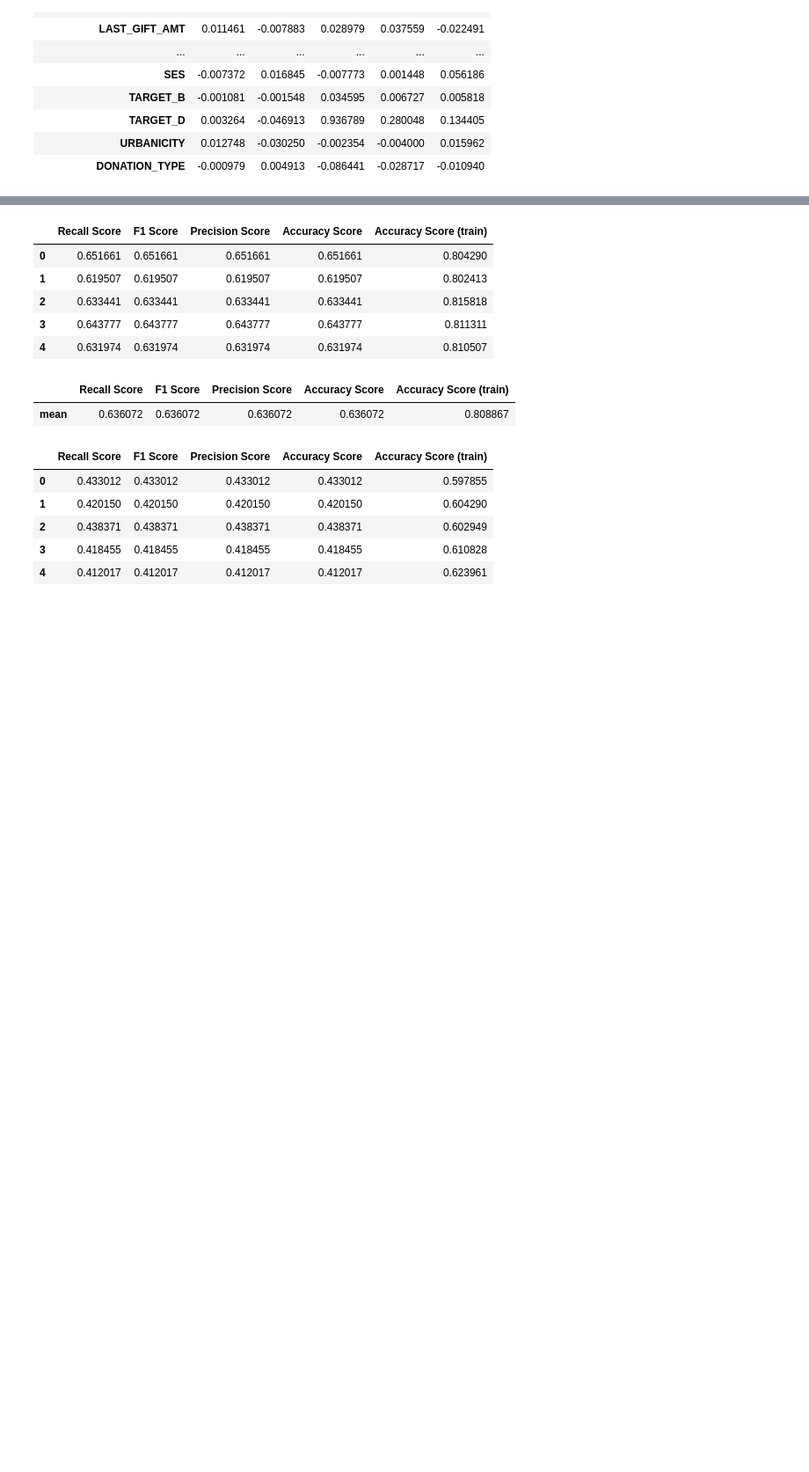
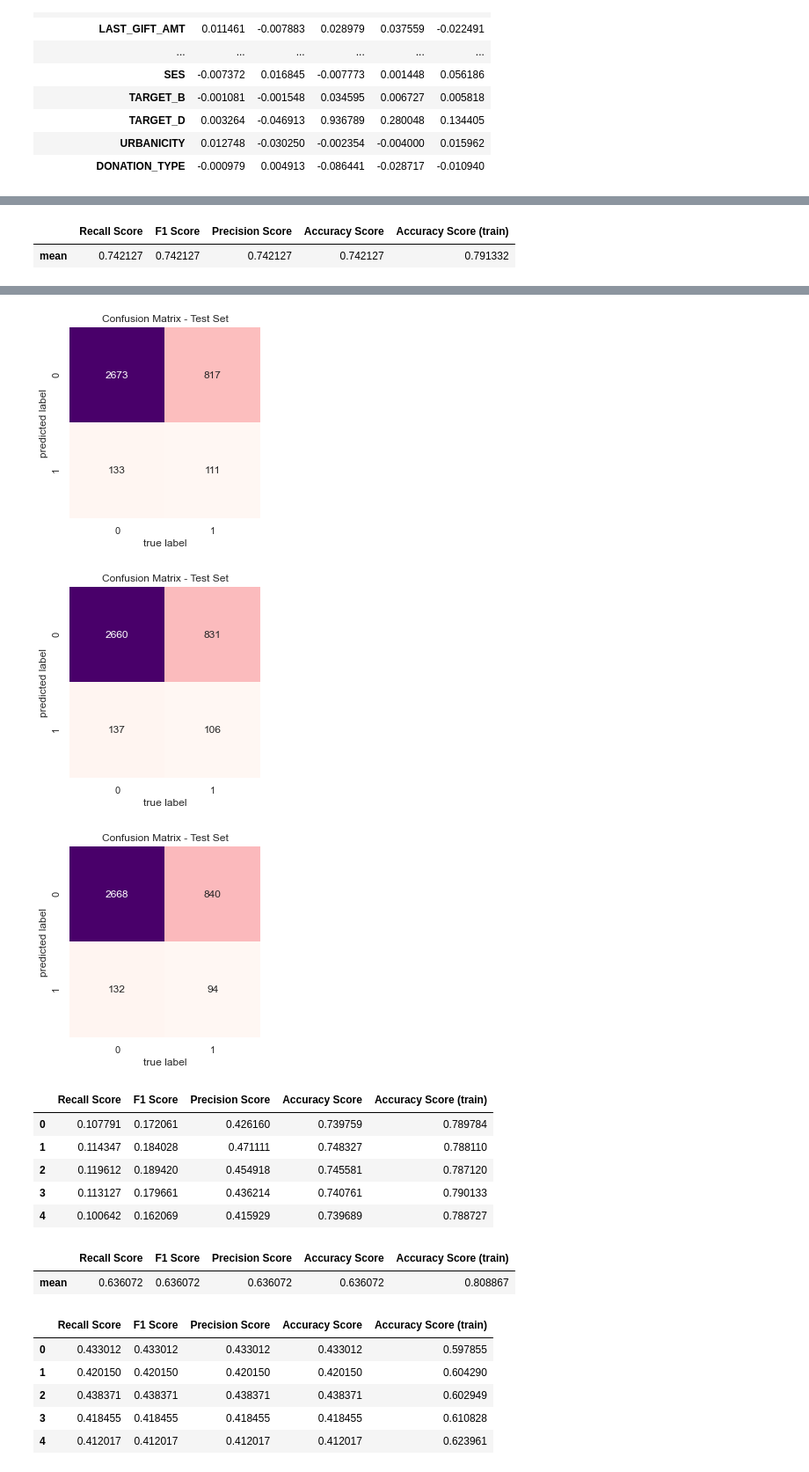
Before and after one commit to F-Madruga/Donation_Dataset_Predictions_FCUL, a Jupyter notebook: AA_202021_Project.ipynb, the cells around one changed output, grey strips where cells are left out. Shown: that part at 88% size. Drawn from its saved outputs; the diff is of its cells as text; code cells hidden in the pictures; blank space fills up the shorter version.

```diff
--- a/AA_202021_Project.ipynb
+++ b/AA_202021_Project.ipynb
@@ -585,8 +586,7 @@ sns.heatmap(df.corr(), cmap="coolwarm")
 # %%
 donor_X, donor_y, donor_features, donor_target = load_data(df.drop(columns=['TARGET_D', 'SES', 'DONATION_TYPE']), 'TARGET_B')
 # %%
-def cross_validation_model(donor_X, donor_y, classifier, splits, plot=False, average='binary'):
-    sme = SMOTE(random_state=42)
+def cross_validation_model(donor_X, donor_y, classifier, splits, sme=SMOTE(random_state=42), plot=False, average='binary'):
     kf = KFold(n_splits=splits, shuffle=True, random_state=42)
     scores = {}
     scores['Recall Score'] = []
@@ -614,10 +614,10 @@ def cross_validation_model(donor_X, donor_y, classifier, splits, plot=False, ave
         scores['Accuracy Score (train)'].append(accuracy_score(y_train,  y_pred_train))
 
         if plot:
-            cm = confusion_matrix(y_pred,  y_test)
-            sns.heatmap(cm.T, square=True, annot=True, fmt='d', cbar=False)
-            plt.xlabel('predicted label')
-            plt.ylabel('true label')
+            cm = confusion_matrix(y_test, y_pred)
+            sns.heatmap(cm.T, square=True, annot=True, fmt='d', cbar=False, cmap=plt.cm.RdPu)
+            plt.xlabel('true label')
+            plt.ylabel('predicted label')
             plt.title('Confusion Matrix - Test Set')
             plt.show()
     return pd.DataFrame(scores)
@@ -825,8 +874,14 @@ scores.describe().iloc[1].to_frame().transpose()
+# %%
+scores.describe().iloc[1].to_frame().transpose()
+# %% [output]
+|  | Recall Score | F1 Score | Precision Score | Accuracy Score | Accuracy Score (train) |
+| mean | 0.742127 | 0.742127 | 0.742127 | 0.742127 | 0.791332 |
 # %%
 df_donation_type = df.drop(df.index[df['TARGET_D'] <= 0])
 # %%
 donor_X, donor_y, donor_features, donor_target = load_data(df_donation_type.drop(columns=['TARGET_B', 'SES', 'TARGET_D']), 'DONATION_TYPE')
 # %%
-scores = cross_validation_model(donor_X, donor_y, RandomForestClassifier(criterion='gini', max_depth=10, random_state=42), 5, average='micro')
+# SMOTEENN, SMOTETomek
+scores = cross_validation_model(donor_X, donor_y, RandomForestClassifier(criterion='gini', max_depth=10, random_state=42), 5, sme=SMOTE(sampling_strategy='auto', k_neighbors=15, random_state=42), plot=True)
 scores
 # %% [output]
@@ -833,9 +890,12 @@ scores
+[figure, added]
+[figure, added]
+[figure, added]
 |  | Recall Score | F1 Score | Precision Score | Accuracy Score | Accuracy Score (train) |
-| 0 | 0.651661 | 0.651661 | 0.651661 | 0.651661 | 0.804290 |
-| 1 | 0.619507 | 0.619507 | 0.619507 | 0.619507 | 0.802413 |
-| 2 | 0.633441 | 0.633441 | 0.633441 | 0.633441 | 0.815818 |
-| 3 | 0.643777 | 0.643777 | 0.643777 | 0.643777 | 0.811311 |
-| 4 | 0.631974 | 0.631974 | 0.631974 | 0.631974 | 0.810507 |
+| 0 | 0.107791 | 0.172061 | 0.426160 | 0.739759 | 0.789784 |
+| 1 | 0.114347 | 0.184028 | 0.471111 | 0.748327 | 0.788110 |
+| 2 | 0.119612 | 0.189420 | 0.454918 | 0.745581 | 0.787120 |
+| 3 | 0.113127 | 0.179661 | 0.436214 | 0.740761 | 0.790133 |
+| 4 | 0.100642 | 0.162069 | 0.415929 | 0.739689 | 0.788727 |
 # %%
 scores.describe().iloc[1].to_frame().transpose()
 # %% [output]
```
Also changed, not shown: parts of 17 cells of this notebook.
